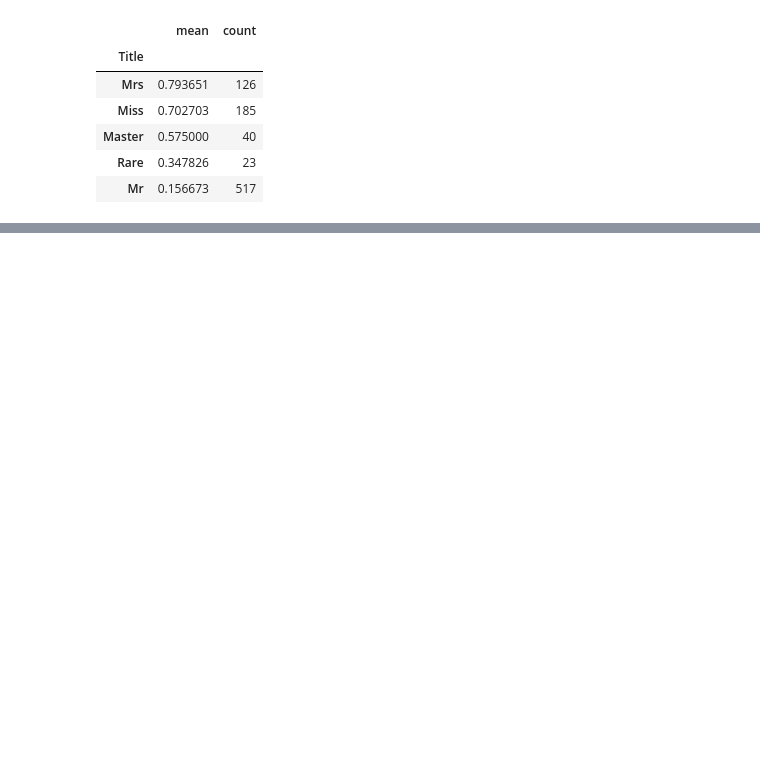
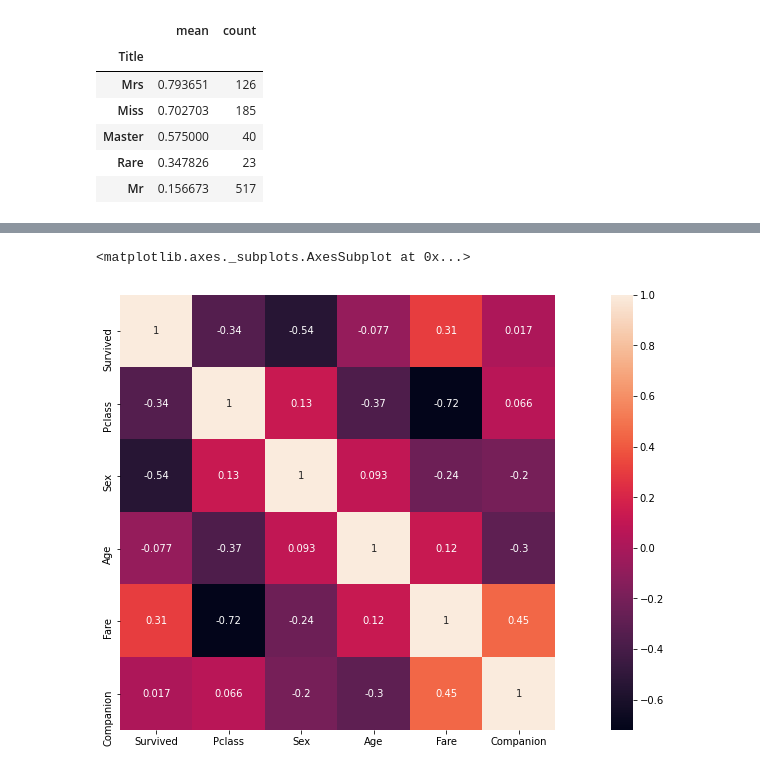
Before and after one commit to paton838/works, a Jupyter notebook: data-science/titanic/titanic_analysis.ipynb, the cells around one changed output, grey strips where cells are left out. Drawn from its saved outputs; the diff is of its cells as text; code cells hidden in the pictures; blank space fills up the shorter version.

```diff
--- a/data-science/titanic/titanic_analysis.ipynb
+++ b/data-science/titanic/titanic_analysis.ipynb
@@ -191,7 +181,7 @@ See the caveats in the documentation: https://pandas.pydata.org/pandas-docs/stab
 # %%
-df5 = df4[['Survived', 'Title']]
+# df = df[['Survived', 'Title']]
 
-df5['Title'] = df5['Title'].replace(['Lady', 'Countess','Capt', 'Col','Don', 'Dr', 'Major', 'Rev', 'Sir', 'Jonkheer', 'Dona'], 'Rare')
-df5['Title'] = df5['Title'].replace('Mlle', 'Miss')
-df5['Title'] = df5['Title'].replace('Ms', 'Miss')
-df5['Title'] = df5['Title'].replace('Mme', 'Mrs')
+df['Title'] = df['Title'].replace(['Lady', 'Countess','Capt', 'Col','Don', 'Dr', 'Major', 'Rev', 'Sir', 'Jonkheer', 'Dona'], 'Rare')
+df['Title'] = df['Title'].replace('Mlle', 'Miss')
+df['Title'] = df['Title'].replace('Ms', 'Miss')
+df['Title'] = df['Title'].replace('Mme', 'Mrs')
@@ -228,3 +198,7 @@ df5.groupby(['Title'])['Survived'].agg(['mean', 'count'], result_type='expand').
 | Master | 0.575000 | 40 |
 | Rare | 0.347826 | 23 |
 | Mr | 0.156673 | 517 |
+# %%
+# label the gender to a number
+df['Sex'] = df['Sex'].replace('female', 0)
+df['Sex'] = df['Sex'].replace('male', 1)
@@ -230,0 +214,22 @@ df5.groupby(['Title'])['Survived'].agg(['mean', 'count'], result_type='expand').
+# %%
+# Let's plot a heatmap to see if there is any straight forward linear relationships
+
+plt.figure(figsize=(20,8))
+
+f = (
+	df.loc[:, ['Survived','Pclass','Sex','Age','Fare','Companion','Title']]
+	# .dropna()
+).corr()
+sns.heatmap(f, annot=True, robust=True, square=True)
+
+# As expected:
+  # Against the Survival rate
+    # Pclass has a negative relationship, meaning lower the Pclass number (higher class), higher the survival rate
+    # Sex has a negative relationship, meaning the females (with label: 0) has a higher survival rate
+    # Fare has a positive relationship
+    # Although the Age and the Companion do not show a strong relationship in the heatmap, it does not mean there is not relationship.
+      # As discussed above, the relationship with survival rate of these two seems to be non-linear,
+      # as the people in the middle (not too young or too old, medium size family) have a higher survival rate.
+# %% [output]
+<matplotlib.axes._subplots.AxesSubplot at 0x...>
+[figure, added]
```
Also changed, not shown: parts of 5 cells of this notebook.
